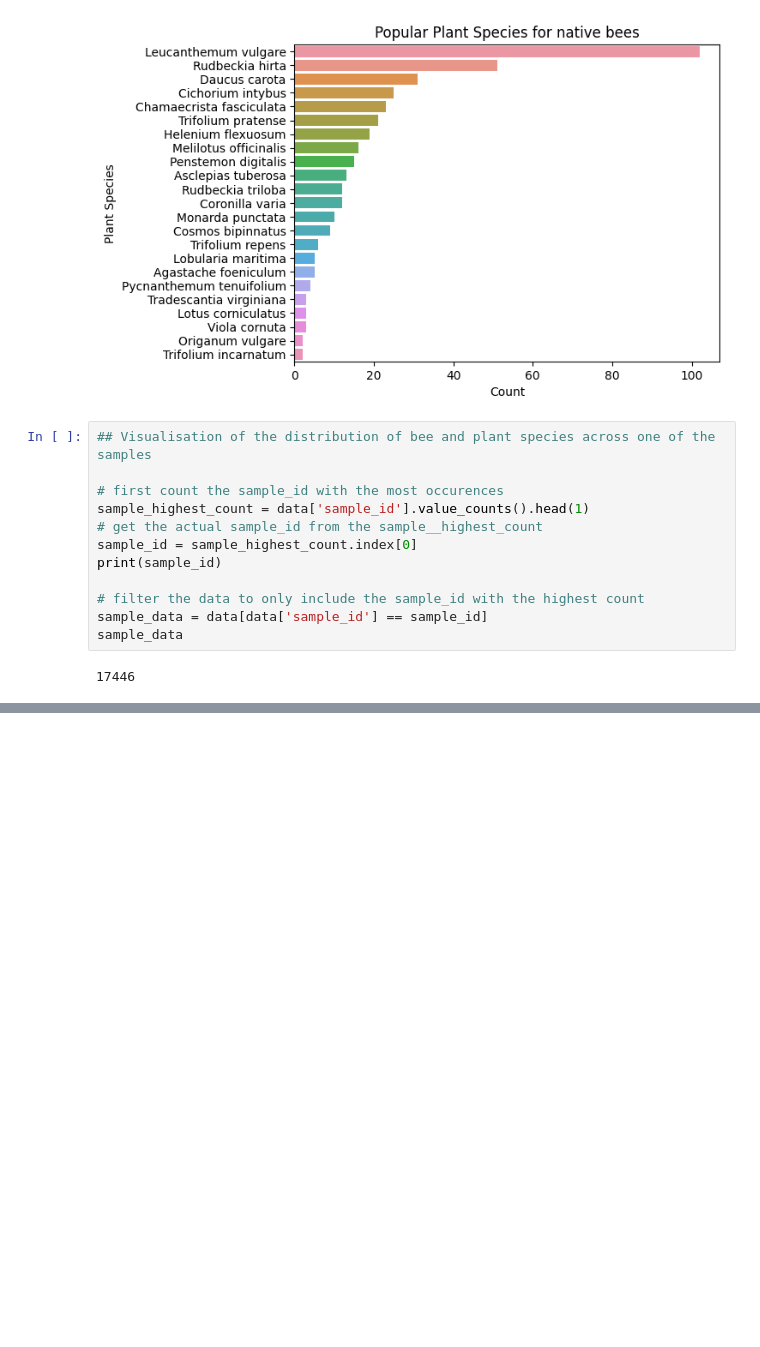
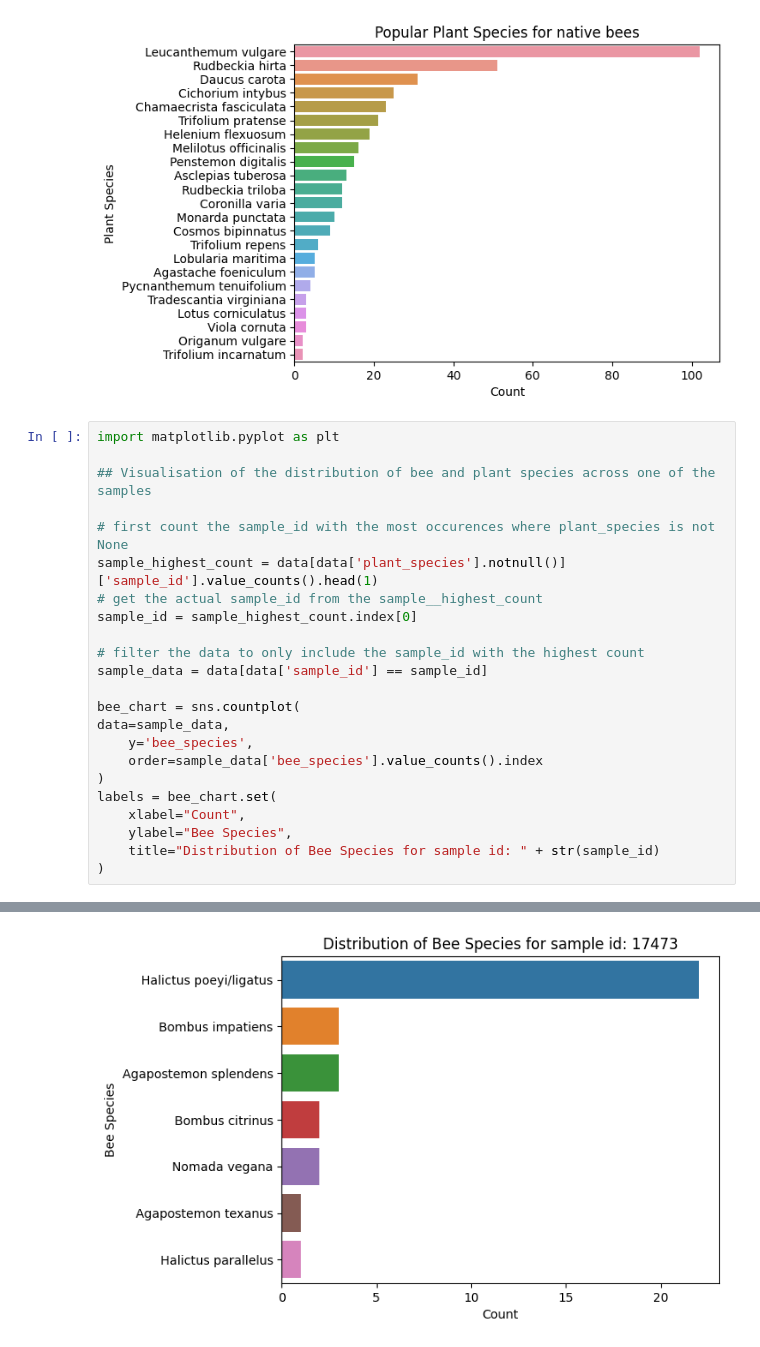
Before and after one commit to dtt101/alchemy, a Jupyter notebook: notebooks/competition-bees.ipynb, the cells around one changed output, grey strips where cells are left out. Saved outputs shown, nothing was run; the diff lists cells and outputs as text; blank space fills up the shorter version.

Commit message:
plant and bee species sample analysis

```diff
--- a/notebooks/competition-bees.ipynb
+++ b/notebooks/competition-bees.ipynb
@@ -215,16 +215,26 @@ labels = chart.set(
 # %% [output]
 [figure]
 # %%
+import matplotlib.pyplot as plt
+
 ## Visualisation of the distribution of bee and plant species across one of the samples
 
-# first count the sample_id with the most occurences
-sample_highest_count = data['sample_id'].value_counts().head(1)
+# first count the sample_id with the most occurences where plant_species is not None
+sample_highest_count = data[data['plant_species'].notnull()]['sample_id'].value_counts().head(1)
 # get the actual sample_id from the sample__highest_count
 sample_id = sample_highest_count.index[0]
-print(sample_id)
 
 # filter the data to only include the sample_id with the highest count
 sample_data = data[data['sample_id'] == sample_id]
-sample_data
+
+bee_chart = sns.countplot(
+data=sample_data,
+    y='bee_species',
+    order=sample_data['bee_species'].value_counts().index
+)
+labels = bee_chart.set(
+    xlabel="Count",
+    ylabel="Bee Species",
+    title="Distribution of Bee Species for sample id: " + str(sample_id)
+)
 # %% [output]
-17446
@@ -247,0 +241 @@ sample_data
+[figure, added]
```
Also changed, not shown: parts of 2 cells of this notebook.
